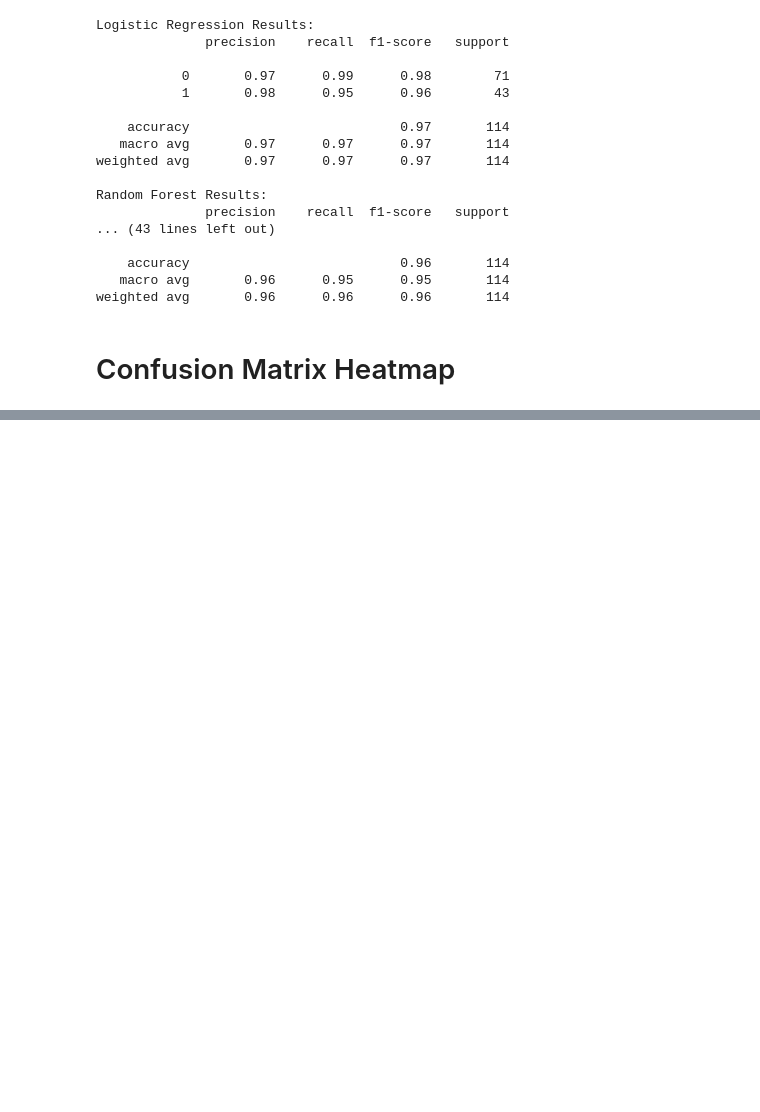
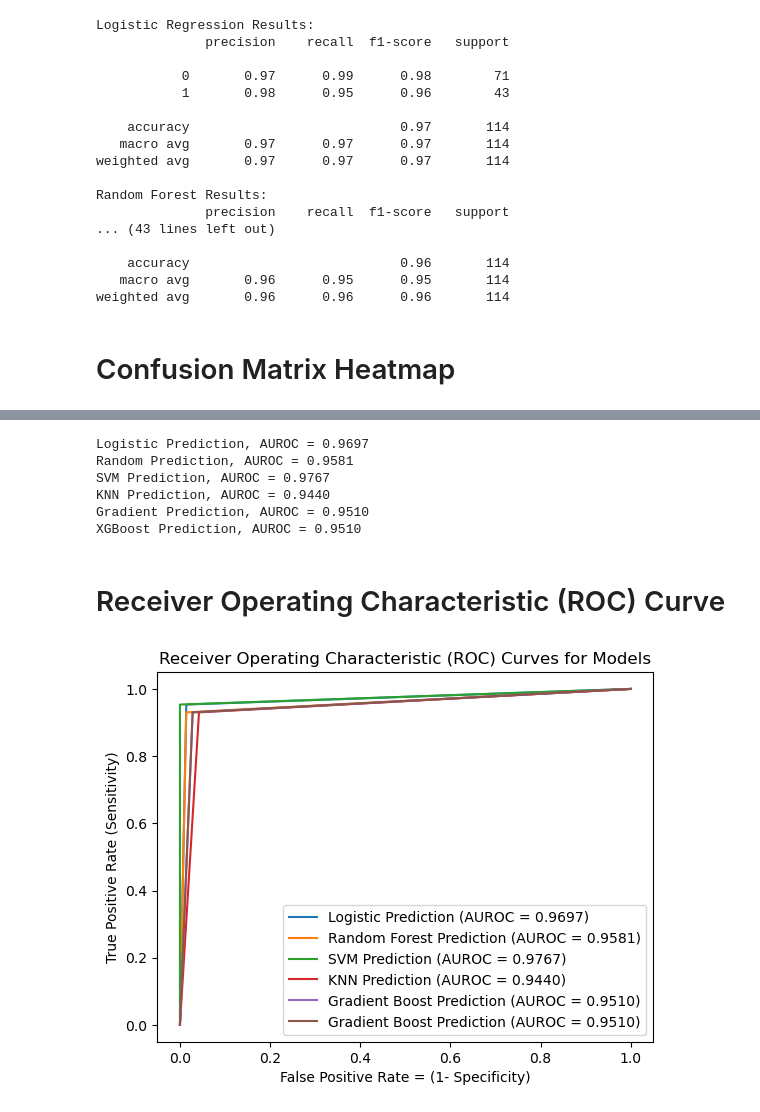
Before and after one commit to DMulabegovic/AAI-500-Final-Project-Breast-Cancer-Malignancy-Predictor, a Jupyter notebook: Breast_Cancer_Predictor_Project.ipynb, the cells around one changed output, grey strips where cells are left out. Drawn from its saved outputs; the diff is of its cells as text; code cells hidden in the pictures; blank space fills up the shorter version.

```diff
--- a/Breast_Cancer_Predictor_Project.ipynb
+++ b/Breast_Cancer_Predictor_Project.ipynb
@@ -276,0 +317,48 @@ Confusion matrix result fo Random Forest Regression Model:
+# %%
+log_aucroc = roc_auc_score(y_test, log_predictions)
+ran_aucroc = roc_auc_score(y_test, ran_forest_predictions)
+svm_aucroc = roc_auc_score(y_test, svm_predictions)
+knn_aucroc = roc_auc_score(y_test, knn_predictions)
+gb_aucroc = roc_auc_score(y_test, gb_predictions)
+xgb_aucroc = roc_auc_score(y_test, xgb_predictions)
+
+print('Logistic Prediction, AUROC = %.4f' % (log_aucroc))
+print('Random Prediction, AUROC = %.4f' % (ran_aucroc))
+print('SVM Prediction, AUROC = %.4f' % (svm_aucroc))
+print('KNN Prediction, AUROC = %.4f' % (knn_aucroc))
+print('Gradient Prediction, AUROC = %.4f' % (gb_aucroc))
+print('XGBoost Prediction, AUROC = %.4f' % (xgb_aucroc))
+
+# PRos
+# %% [output]
+Logistic Prediction, AUROC = 0.9697
+Random Prediction, AUROC = 0.9581
+SVM Prediction, AUROC = 0.9767
+KNN Prediction, AUROC = 0.9440
+Gradient Prediction, AUROC = 0.9510
+XGBoost Prediction, AUROC = 0.9510
+# %% [markdown]
+# Receiver Operating Characteristic (ROC) Curve
+# %%
+log_fpr, log_tpr, threshold = roc_curve(y_test, log_predictions)
+ran_fpr, ran_tpr, threshold  = roc_curve(y_test, ran_forest_predictions)
+svm_fpr, svm_tpr, threshold = roc_curve(y_test, svm_predictions)
+knn_fpr, knn_tpr, threshold  = roc_curve(y_test, knn_predictions)
+gb_fpr, gb_tpr, threshold = roc_curve(y_test, gb_predictions)
+xgb_fpr, xbg_tpr, threshold  = roc_curve(y_test, xgb_predictions)
+
+plt.plot(log_fpr, log_tpr, label='Logistic Prediction (AUROC = %.4f)' % log_aucroc)
+plt.plot(ran_fpr, ran_tpr, label='Random Forest Prediction (AUROC = %.4f)' % ran_aucroc)
+plt.plot(svm_fpr, svm_tpr, label='SVM Prediction (AUROC = %.4f)' % svm_aucroc)
+plt.plot(knn_fpr, knn_tpr, label='KNN Prediction (AUROC = %.4f)' % knn_aucroc)
+plt.plot(gb_fpr, gb_tpr, label='Gradient Boost Prediction (AUROC = %.4f)' % gb_aucroc)
+plt.plot(xgb_fpr, xbg_tpr, label='Gradient Boost Prediction (AUROC = %.4f)' % xgb_aucroc)
+plt.title('Receiver Operating Characteristic (ROC) Curves for Models')
+plt.xlabel('False Positive Rate = (1- Specificity)')
+plt.ylabel('True Positive Rate (Sensitivity)')
+plt.legend()
+plt.show()
+
+# Pros
+# %% [output]
+[figure, added]
```
Also changed, not shown: parts of 5 cells of this notebook.
